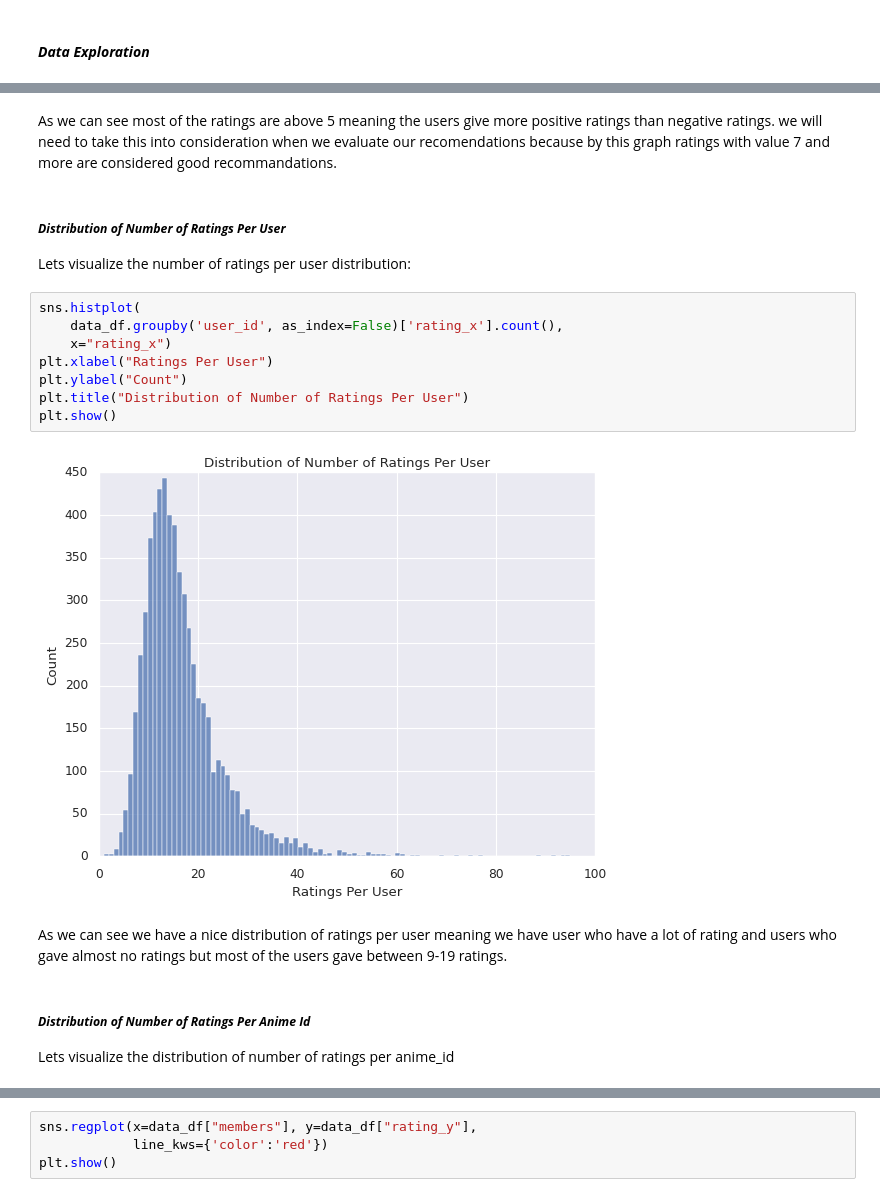
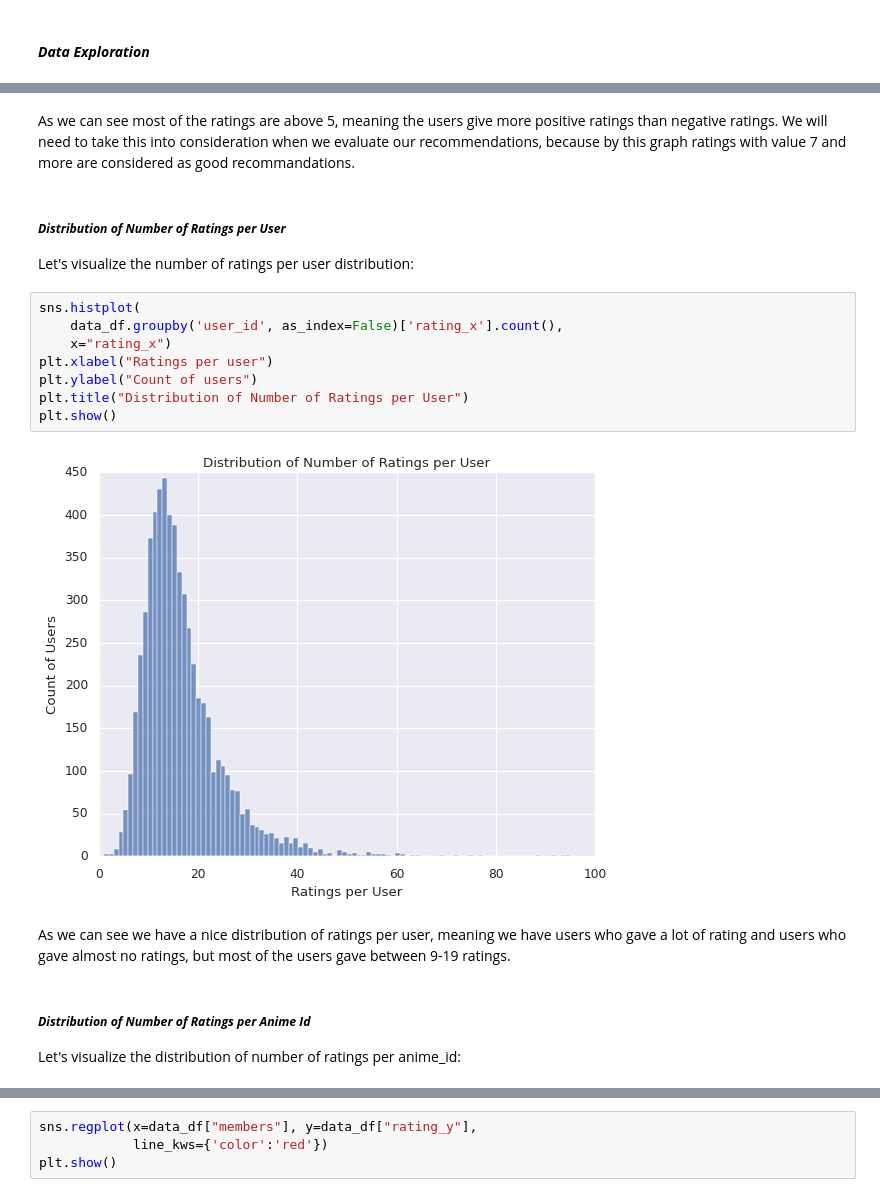
Before and after one commit to leorrose/AnimeRS, a Jupyter notebook: research_notebook.ipynb, the cells around one changed output, grey strips where cells are left out. Saved outputs shown, nothing was run; the diff lists cells and outputs as text.

```diff
--- a/research_notebook.ipynb
+++ b/research_notebook.ipynb
@@ -266,23 +266,23 @@ plt.show()
 # %% [markdown]
-As we can see most of the ratings are above 5 meaning the users give more positive ratings than negative ratings. we will need to take this into consideration when we evaluate our recomendations because by this graph ratings with value 7 and more are considered good recommandations.
+As we can see most of the ratings are above 5, meaning the users give more positive ratings than negative ratings. We will need to take this into consideration when we evaluate our recommendations, because by this graph ratings with value 7 and more are considered as good recommandations.
 # %% [markdown]
-##### ***Distribution of Number of Ratings Per User***
-Lets visualize the number of ratings per user distribution:
+##### ***Distribution of Number of Ratings per User***
+Let's visualize the number of ratings per user distribution:
 # %%
 sns.histplot(
     data_df.groupby('user_id', as_index=False)['rating_x'].count(),
     x="rating_x")
-plt.xlabel("Ratings Per User")
-plt.ylabel("Count")
-plt.title("Distribution of Number of Ratings Per User")
+plt.xlabel("Ratings per user")
+plt.ylabel("Count of users")
+plt.title("Distribution of Number of Ratings per User")
 plt.show()
 # %% [output]
-[figure, old version]
+[figure, new version]
 # %% [markdown]
-As we can see we have a nice distribution of ratings per user meaning we have user who have a lot of rating and users who gave almost no ratings but most of the users gave between 9-19 ratings.
+As we can see we have a nice distribution of ratings per user, meaning we have users who gave a lot of rating and users who gave almost no ratings, but most of the users gave between 9-19 ratings.
 # %% [markdown]
-##### ***Distribution of Number of Ratings Per Anime Id***
-Lets visualize the distribution of number of ratings per anime_id
+##### ***Distribution of Number of Ratings per Anime Id***
+Let's visualize the distribution of number of ratings per anime_id:
 # %%
 sns.histplot(
     data_df.groupby('anime_id', as_index=False)['rating_x'].count(),
```
Also changed, not shown: parts of 161 cells of this notebook.
